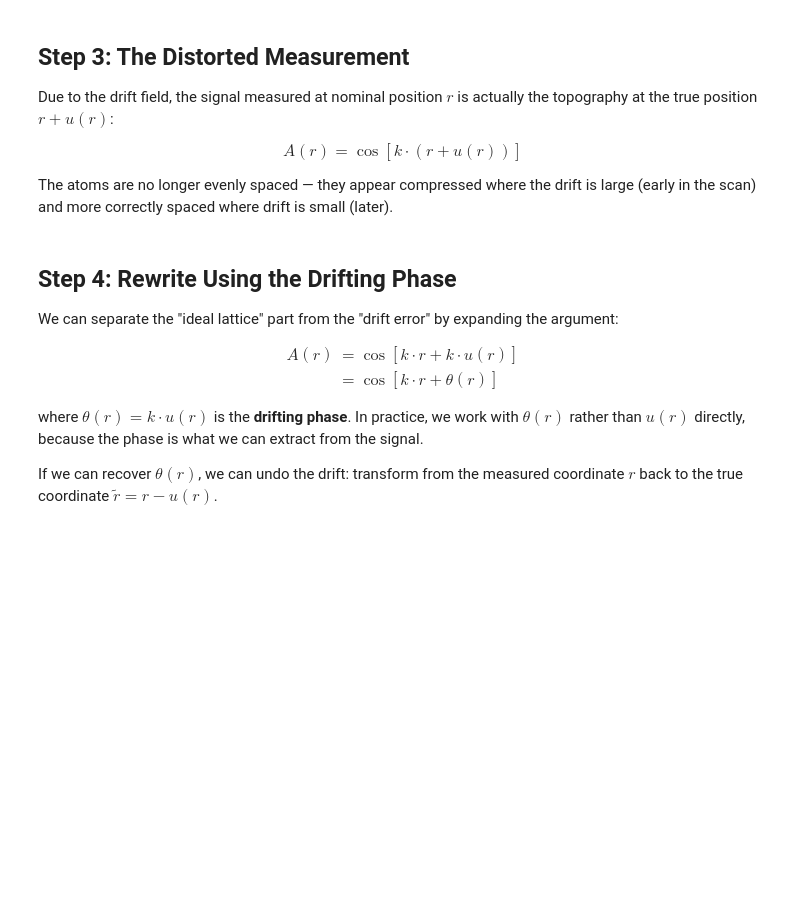
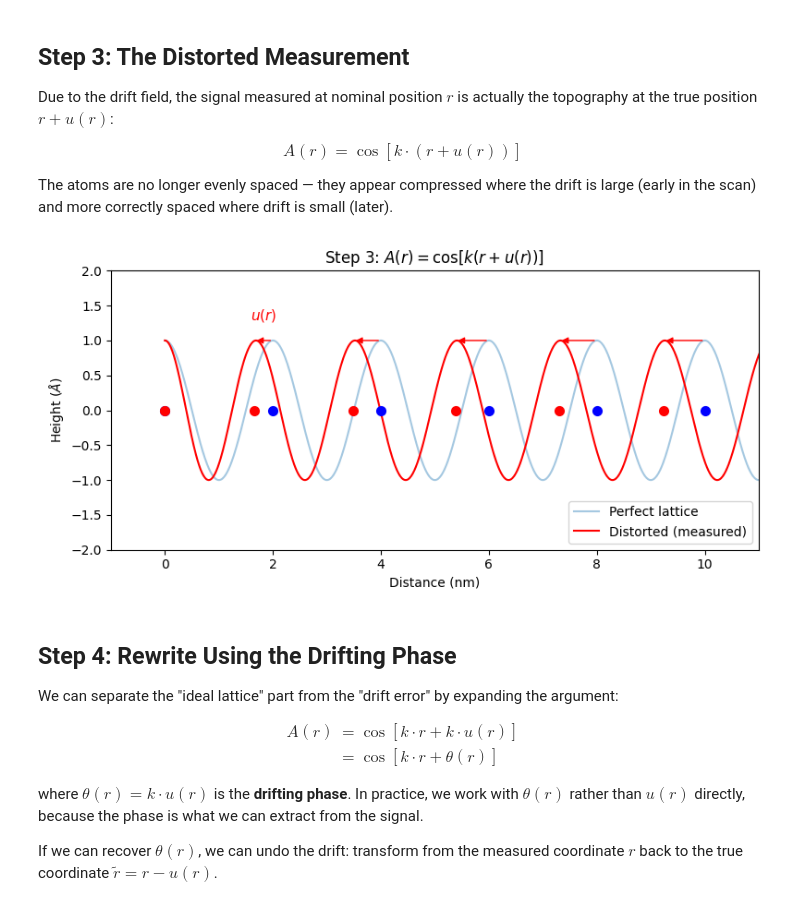
Before and after one commit to mjohnsonnoya/SparseSampling, a Jupyter notebook: notebooks/Drift_Correction_1D_Tutorial.ipynb, the cells around one changed output. Cells and saved outputs as stored; diff of their text form; code cells hidden in the pictures; blank space fills up the shorter version.

```diff
--- a/notebooks/Drift_Correction_1D_Tutorial.ipynb
+++ b/notebooks/Drift_Correction_1D_Tutorial.ipynb
@@ -78,30 +83,42 @@ The atoms are no longer evenly spaced — they appear compressed where the drift
 # %%
 A_distorted = np.cos(k * x + theta(x))  # = cos[k * (r + u(r))]
 
-# Find where atoms appear in the distorted signal
-# Atoms are at positions where k*(r + u(r)) = 2*pi*n, i.e. the maxima
-# For visualization, mark the perfect vs drifted atom positions
 atoms_perfect = np.arange(0, 11, d)
 
-plt.figure(figsize=[6, 4])
-plt.plot(x, A_perfect, 'C0', alpha=0.4, label='Perfect lattice')
-plt.plot(atoms_perfect, np.cos(k * atoms_perfect), 'b.', ms=12, mew=2)
-plt.plot(x, A_distorted, 'r', label='Distorted (measured)')
-plt.plot(atoms_perfect, np.cos(k * atoms_perfect + theta(atoms_perfect)), 'r.', ms=8, mew=2)
+fig, ax = plt.subplots(figsize=[8, 4])
 
-# Arrows showing how drift shifts each atom
-for a in atoms_perfect:
-    y_atom = np.cos(k * a + theta(a))
-    plt.annotate('', xy=[a, -1.5], xytext=[a, -1.8],
-                 arrowprops=dict(arrowstyle='->', color='blue', lw=1.5))
+# Plot both signals
+ax.plot(x, A_perfect, 'C0', alpha=0.4, label='Perfect lattice')
+ax.plot(x, A_distorted, 'r', label='Distorted (measured)')
 
-plt.legend(loc='upper right')
-plt.xlim(-1, 11)
-plt.ylim(-2, 2)
-plt.xlabel("Distance (nm)")
-plt.ylabel("Height ($\\AA$)")
-plt.title("Step 3: $A(r) = \\cos[k(r + u(r))]$")
+# Mark perfect atom positions at y=0 (middle of the wave)
+ax.plot(atoms_perfect, atoms_perfect * 0, 'b.', ms=12, mew=2)
+
+# Mark distorted atom positions (shifted left by drift)
+atoms_distorted = atoms_perfect - u(atoms_perfect)
+ax.plot(atoms_distorted, atoms_distorted * 0, 'ro', ms=6, mew=2)
+
+# Arrows pointing LEFT from perfect atom positions, showing compression due to +theta convention
+for i, a in enumerate(atoms_perfect):
+    drift = u(a)
+    if drift > 0.05:  # only draw visible arrows
+        ax.annotate('',
+                    xy=[a - drift, 1.0], xytext=[a, 1.0],
+                    arrowprops=dict(arrowstyle='-|>', color='r'))
+    # Label the first visible arrow
+    if i == 1:
+        ax.text(a - drift / 2, 1.3, '$u(r)$', ha='center', fontsize=11, color='red')
+
+ax.legend(loc='lower right')
+ax.set_xlim(-1, 11)
+ax.set_ylim(-2, 2)
+ax.set_xlabel("Distance (nm)")
+ax.set_ylabel("Height ($\\AA$)")
+ax.set_title("Step 3: $A(r) = \\cos[k(r + u(r))]$")
+plt.tight_layout()
 plt.show()
+# %% [output]
+[figure, added]
 # %% [markdown]
 ## Step 4: Rewrite Using the Drifting Phase
 
```
Also changed, not shown: parts of 14 cells of this notebook.
